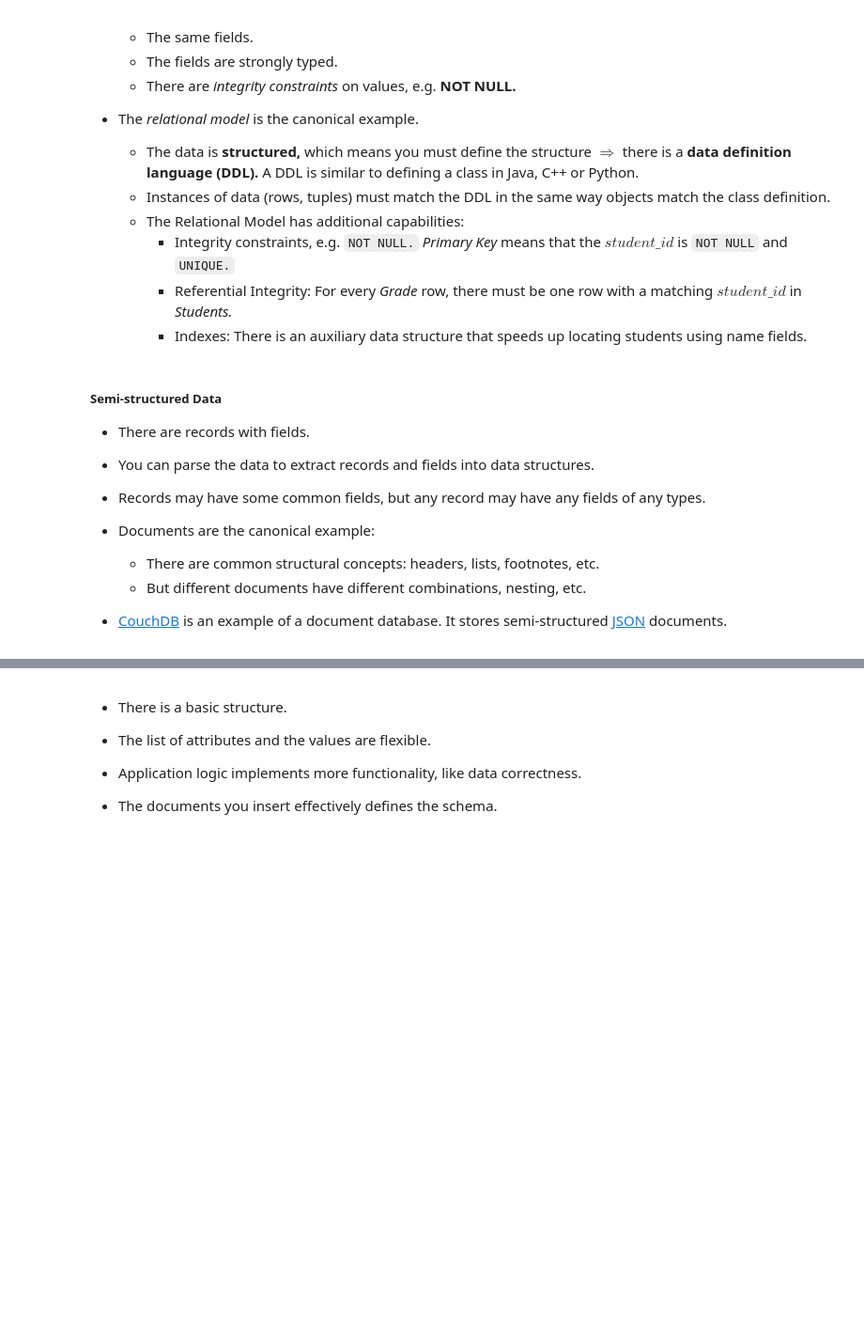
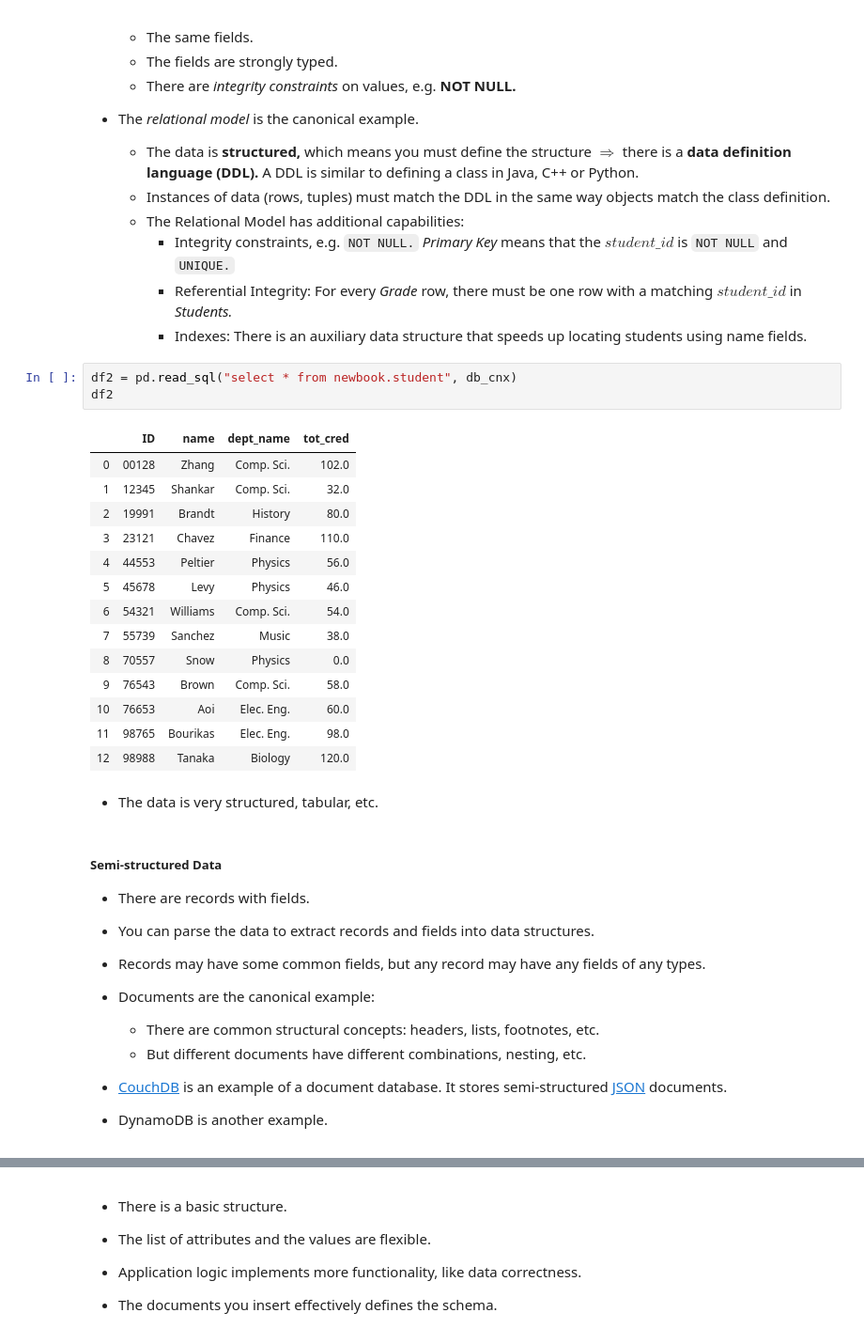
Before and after one commit to janice-yang/IntroToDatabases, a Jupyter notebook: Lectures/Lecture_1/w4111-L1-s2020-Introduction-v3.ipynb, the cells around one changed output, grey strips where cells are left out. Shown at 94% size. Drawn from its saved outputs; the diff is of its cells as text; blank space fills up the shorter version.

````diff
--- a/Lectures/Lecture_1/w4111-L1-s2020-Introduction-v3.ipynb
+++ b/Lectures/Lecture_1/w4111-L1-s2020-Introduction-v3.ipynb
@@ -1527,6 +1580,26 @@ select nconst, primary_name from name_basics_fast where nconst in
         - Integrity constraints, e.g. ```NOT NULL.``` _Primary Key_ means that the $student\_id$ is ```NOT NULL``` and ```UNIQUE.```
         - Referential Integrity:  For every _Grade_ row, there must be one row with a matching $student\_id$ in _Students._
         - Indexes: There is an auxiliary data structure that speeds up locating students using name fields.
+# %%
+df2 = pd.read_sql("select * from newbook.student", db_cnx)
+df2
+# %% [output]
+|  | ID | name | dept_name | tot_cred |
+| 0 | 00128 | Zhang | Comp. Sci. | 102.0 |
+| 1 | 12345 | Shankar | Comp. Sci. | 32.0 |
+| 2 | 19991 | Brandt | History | 80.0 |
+| 3 | 23121 | Chavez | Finance | 110.0 |
+| 4 | 44553 | Peltier | Physics | 56.0 |
+| 5 | 45678 | Levy | Physics | 46.0 |
+| 6 | 54321 | Williams | Comp. Sci. | 54.0 |
+| 7 | 55739 | Sanchez | Music | 38.0 |
+| 8 | 70557 | Snow | Physics | 0.0 |
+| 9 | 76543 | Brown | Comp. Sci. | 58.0 |
+| 10 | 76653 | Aoi | Elec. Eng. | 60.0 |
+| 11 | 98765 | Bourikas | Elec. Eng. | 98.0 |
+| 12 | 98988 | Tanaka | Biology | 120.0 |
+# %% [markdown]
+- The data is very structured, tabular, etc.
 # %% [markdown]
 ##### Semi-structured Data
 
@@ -1545,3 +1618,6 @@ select nconst, primary_name from name_basics_fast where nconst in
 
 
 - [CouchDB](http://couchdb.apache.org/) is an example of a document database. It stores semi-structured [JSON](https://www.json.org/) documents.
+
+
+- DynamoDB is another example.
````
Also changed, not shown: parts of 37 cells of this notebook, 1 other file.
